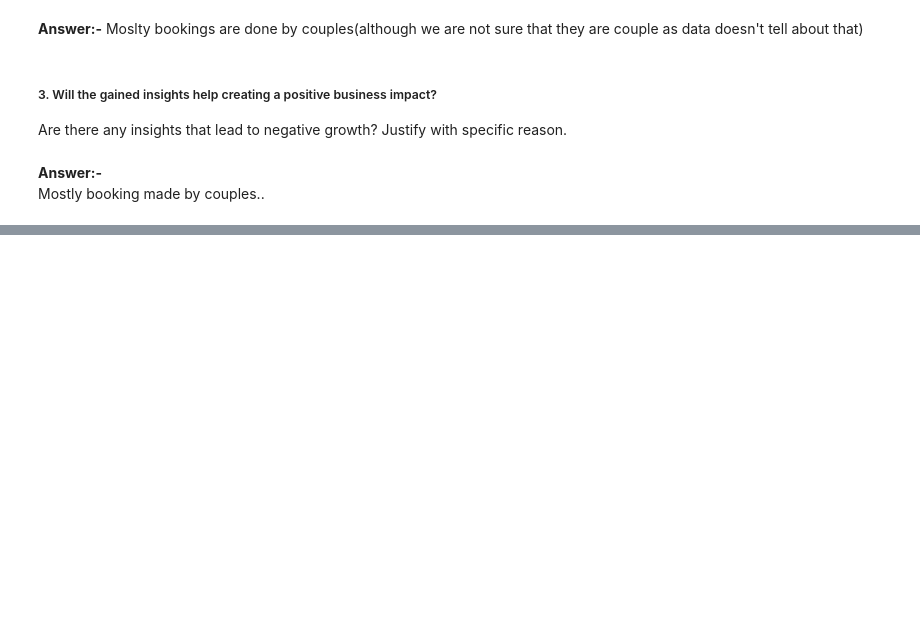
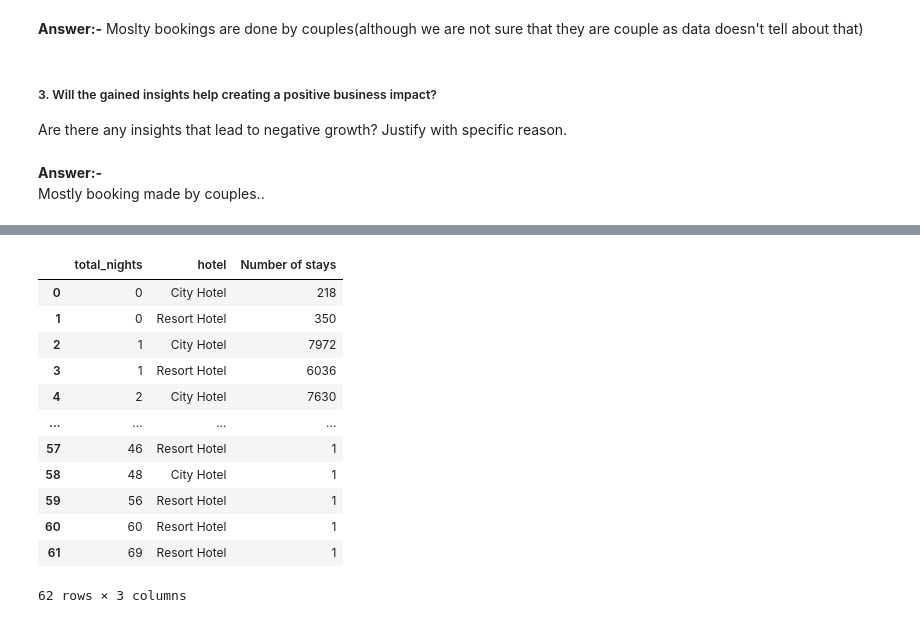
Before and after one commit to Tapomay1/Hotel-Booking-Analysis_EDA, a Jupyter notebook: Hotel_Booking_Analysis_EDA.ipynb, the cells around one changed output, grey strips where cells are left out. Drawn from its saved outputs; the diff is of its cells as text; code cells hidden in the pictures; blank space fills up the shorter version.

```diff
--- a/Hotel_Booking_Analysis_EDA.ipynb
+++ b/Hotel_Booking_Analysis_EDA.ipynb
@@ -1086,0 +1179,19 @@ Mostly booking made by couples..
+# %%
+stay = data.groupby(['total_nights', 'hotel']).agg('count').reset_index()
+stay = stay.iloc[:, :3]
+stay = stay.rename(columns={'is_canceled':'Number of stays'})
+stay
+# %% [output]
+|  | total_nights | hotel | Number of stays |
+| 0 | 0 | City Hotel | 218 |
+| 1 | 0 | Resort Hotel | 350 |
+| 2 | 1 | City Hotel | 7972 |
+| 3 | 1 | Resort Hotel | 6036 |
+| 4 | 2 | City Hotel | 7630 |
+| ... | ... | ... | ... |
+| 57 | 46 | Resort Hotel | 1 |
+| 58 | 48 | City Hotel | 1 |
+| 59 | 56 | Resort Hotel | 1 |
+| 60 | 60 | Resort Hotel | 1 |
+| 61 | 69 | Resort Hotel | 1 |
+62 rows × 3 columns
```
Also changed, not shown: parts of 35 cells of this notebook.
